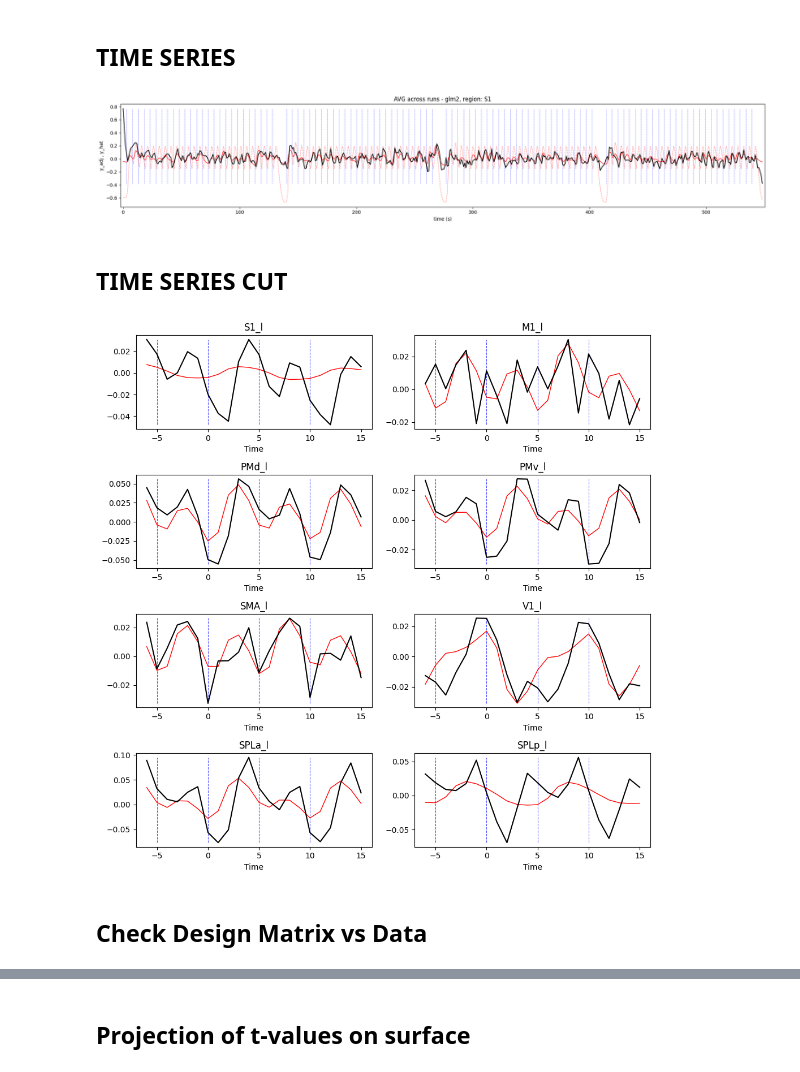
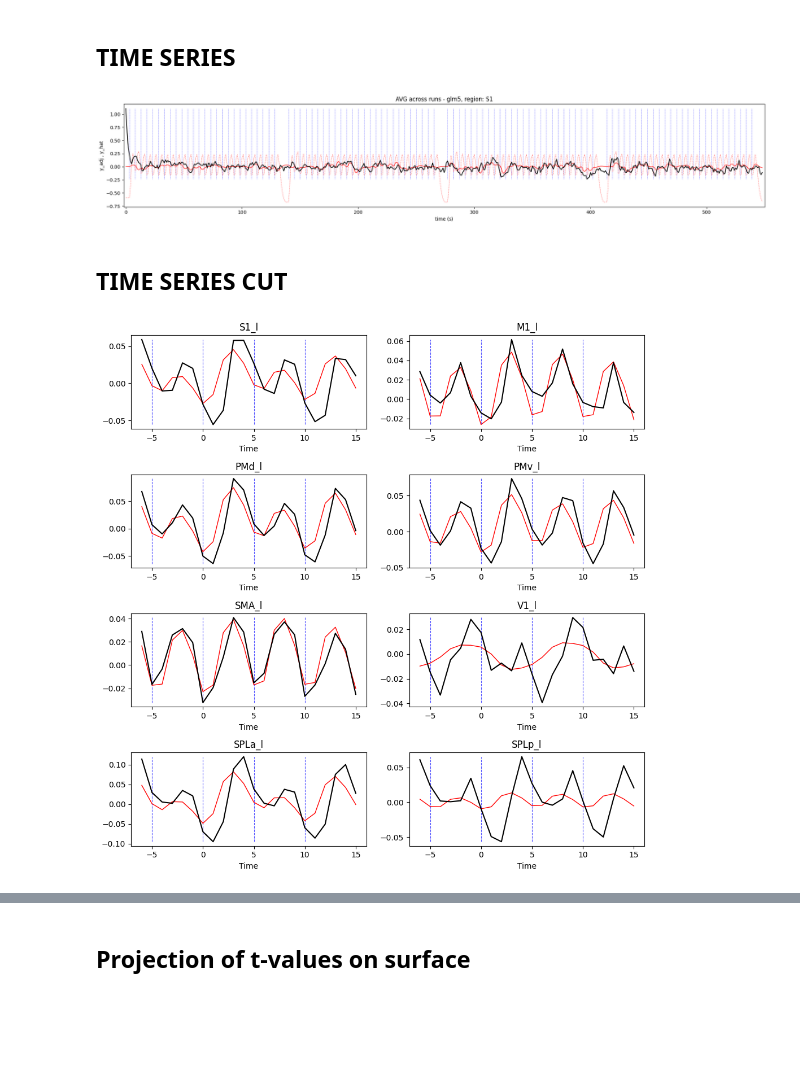
Before and after one commit to alighavam/EFC_patternfMRI, a Jupyter notebook: efcp_mri.ipynb, the cells around one changed output, grey strips where cells are left out. Cells and saved outputs as stored; diff of their text form; code cells hidden in the pictures; blank space fills up the shorter version.

```diff
--- a/efcp_mri.ipynb
+++ b/efcp_mri.ipynb
@@ -43,7 +66,7 @@ spm.get_info_from_spm_mat()
 ## TIME SERIES
 # %%
 sn = 101
-glm = 3
+glm = 5
 ses = 1
 region = 1
 
@@ -161,37 +184,35 @@ for r in range(np.shape(y_adj)[1]):
 
 T.to_csv(os.path.join(baseDir, regDir, f's{sn}', f'ses-{ses:02d}', f'time_series_cut_glm{glm}.csv'), index=False)
 # %% [output]
-[figure, old version]
+[figure, new version]
 # %% [markdown]
 ## TIME SERIES CUT
 # %%
 sn = 101
-glm = 3
-ses = 1
+glm = 5
+ses = 2
 
 T = pd.read_csv(os.path.join(baseDir, regDir, f's{sn}', f'ses-{ses:02d}', f'time_series_cut_glm{glm}.csv'))
 T = T[T['repetition']==1]
 t = np.arange(-6, 16, 1)
 roi_names = ['_l', 'S1_l', 'M1_l', 'PMd_l', 'PMv_l', 'SMA_l', 'V1_l', 'SPLa_l', 'SPLp_l', '_r', 'S1_r', 'M1_r', 'PMd_r', 'PMv_r', 'SMA_r', 'V1_r', 'SPLa_r', 'SPLp_r']
 
 n_row = 4
 n_col = 2
 fig, axes = plt.subplots(n_row, n_col, figsize=(10, 10))
 for j, r in enumerate(range(1,9)):
     y_adj = T.loc[T['region']==r, [f'y_adj{i}' for i in range(len(t))]].mean().to_list()
     y_hat = T.loc[T['region']==r, [f'y_hat{i}' for i in range(len(t))]].mean().to_list()
 
     ax = axes[j//n_col, j%n_col]
     ax.vlines([-5,0,5,10], ymin=min(min(y_adj),min(y_hat)), ymax=max(max(y_adj),max(y_hat)), color='b', ls='--', lw=0.8, alpha=0.7)
     ax.plot(t, y_hat, color='r', lw=1)
     ax.plot(t, y_adj, color='k', lw=1.5)
     ax.set_title(f'{roi_names[r]}')
     ax.set_xlabel('Time')
 
 plt.tight_layout()
 plt.savefig(f'./figures/efcp_Yhat_Yadj_my_glm{glm}_ses{ses}.pdf', bbox_inches="tight")
 plt.show()
 # %% [output]
-[figure, old version]
+[figure, new version]
-# %% [markdown]
-## Check Design Matrix vs Data
```
Also changed, not shown: parts of 10 cells of this notebook, 1 other file.
